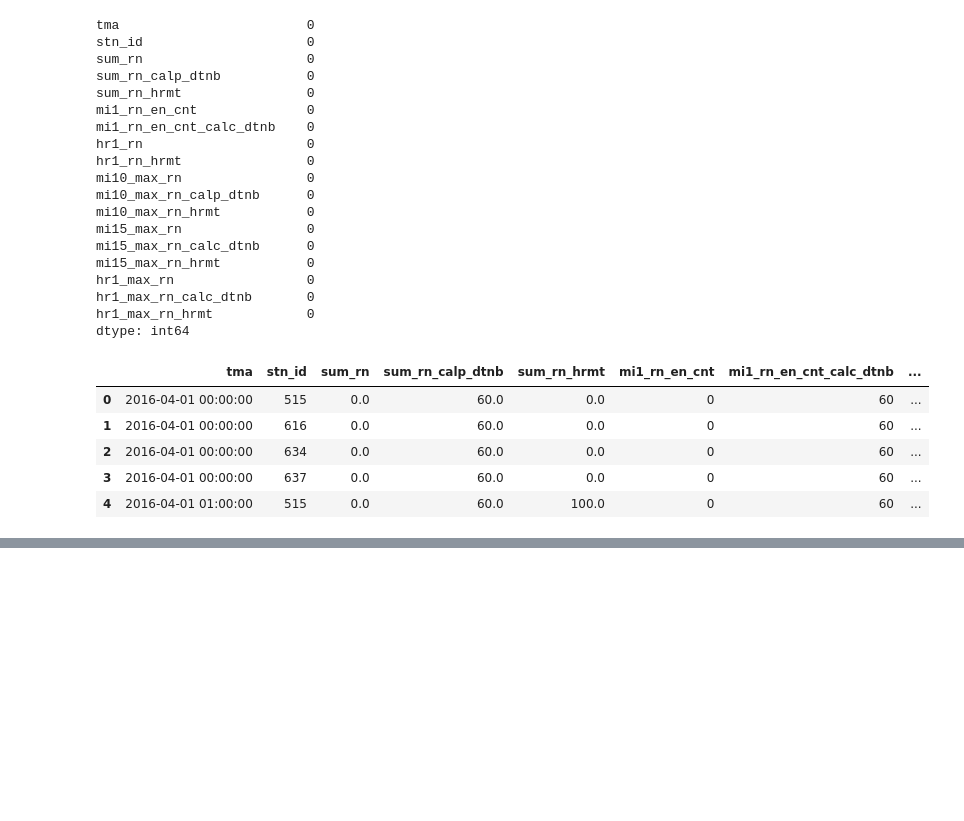
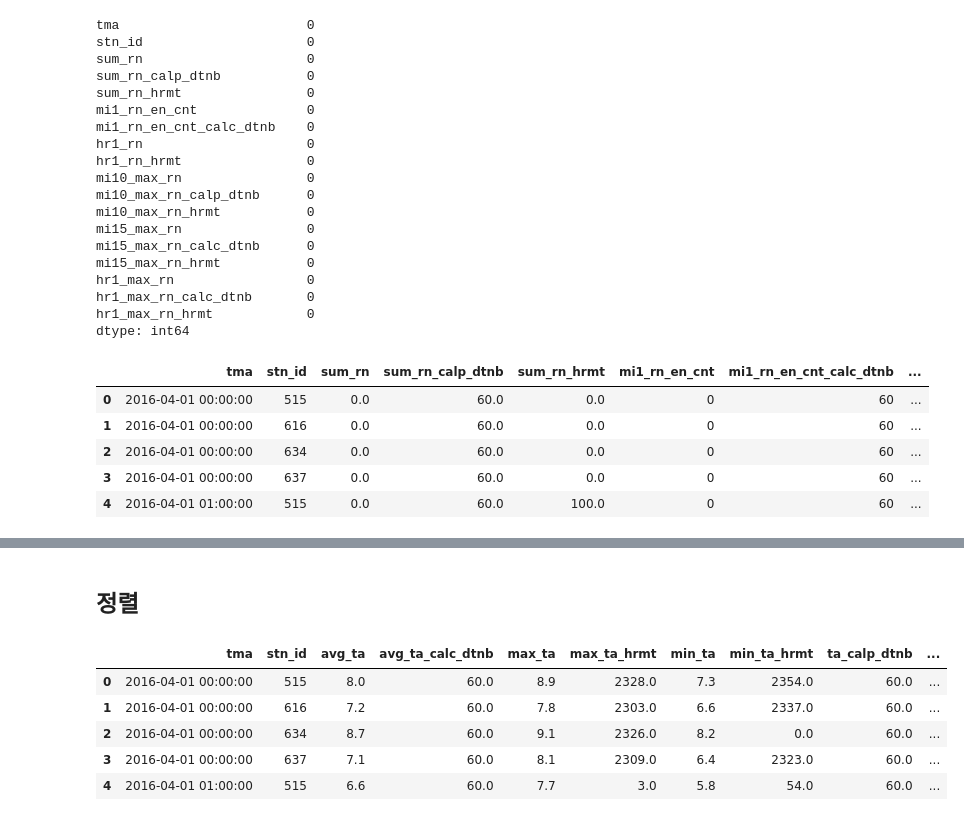
Before and after one commit to ek-koh/2020-Weather-Bigdata-Contest, a Jupyter notebook: Weather-Bigdata-Contest/preprocessing/AWS_data.ipynb, the cells around one changed output, grey strips where cells are left out. Cells and saved outputs as stored; diff of their text form; code cells hidden in the pictures; blank space fills up the shorter version.

Commit message:
weather update: temperature

```diff
--- a/Weather-Bigdata-Contest/preprocessing/AWS_data.ipynb
+++ b/Weather-Bigdata-Contest/preprocessing/AWS_data.ipynb
@@ -1012,0 +1016,3 @@ rain.to_csv('../data/weather/aws_rn.csv', encoding='utf-8', index=False)
+# %%
+tem = pd.read_csv('../data/weather/raw/aws_ta.csv')
+tem.info()
@@ -1012,0 +1097,12 @@ rain.to_csv('../data/weather/aws_rn.csv', encoding='utf-8', index=False)
+# %% [markdown]
+## 정렬
+# %%
+tem = sort_by(tem, ['tma', 'stn_id'])
+tem.head()
+# %% [output]
+|  | tma | stn_id | avg_ta | avg_ta_calc_dtnb | max_ta | max_ta_hrmt | min_ta | min_ta_hrmt | ta_calp_dtnb | ... |
+| 0 | 2016-04-01 00:00:00 | 515 | 8.0 | 60.0 | 8.9 | 2328.0 | 7.3 | 2354.0 | 60.0 | ... |
+| 1 | 2016-04-01 00:00:00 | 616 | 7.2 | 60.0 | 7.8 | 2303.0 | 6.6 | 2337.0 | 60.0 | ... |
+| 2 | 2016-04-01 00:00:00 | 634 | 8.7 | 60.0 | 9.1 | 2326.0 | 8.2 | 0.0 | 60.0 | ... |
+| 3 | 2016-04-01 00:00:00 | 637 | 7.1 | 60.0 | 8.1 | 2309.0 | 6.4 | 2323.0 | 60.0 | ... |
+| 4 | 2016-04-01 01:00:00 | 515 | 6.6 | 60.0 | 7.7 | 3.0 | 5.8 | 54.0 | 60.0 | ... |
```
Also changed, not shown: parts of 12 cells of this notebook, 1 other file.
